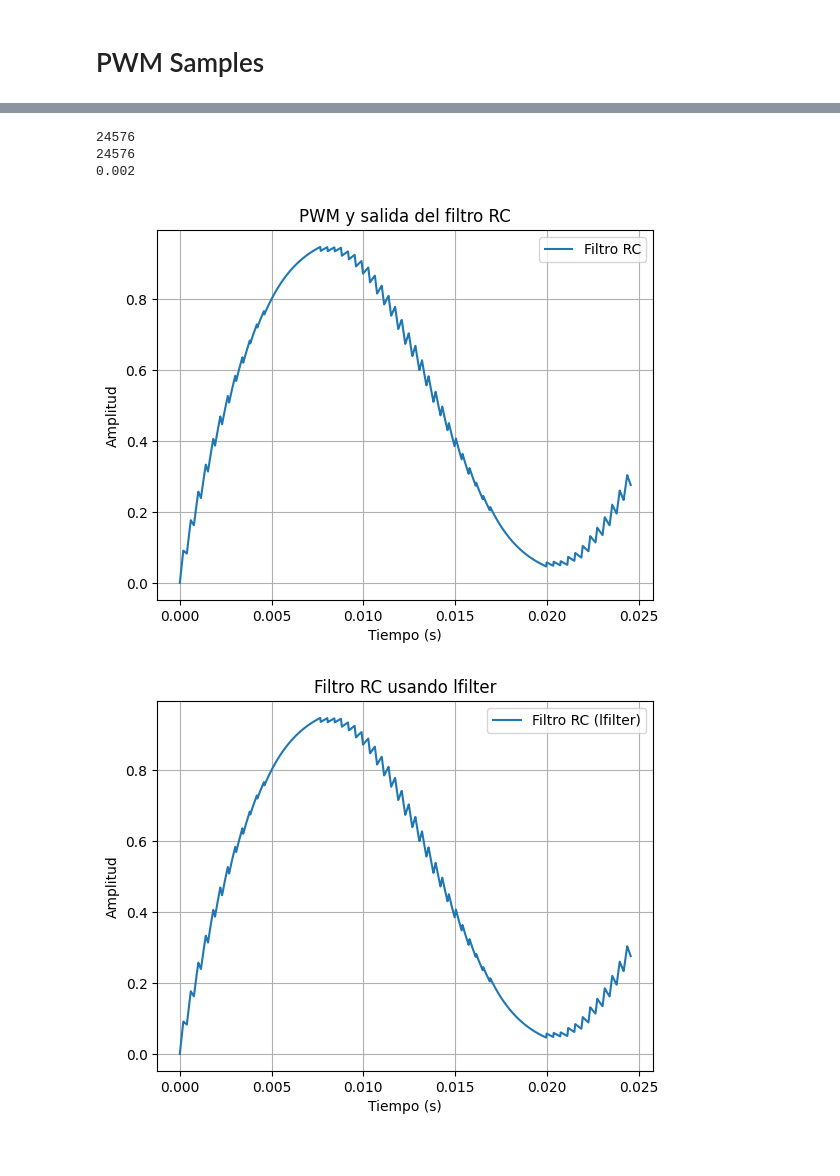
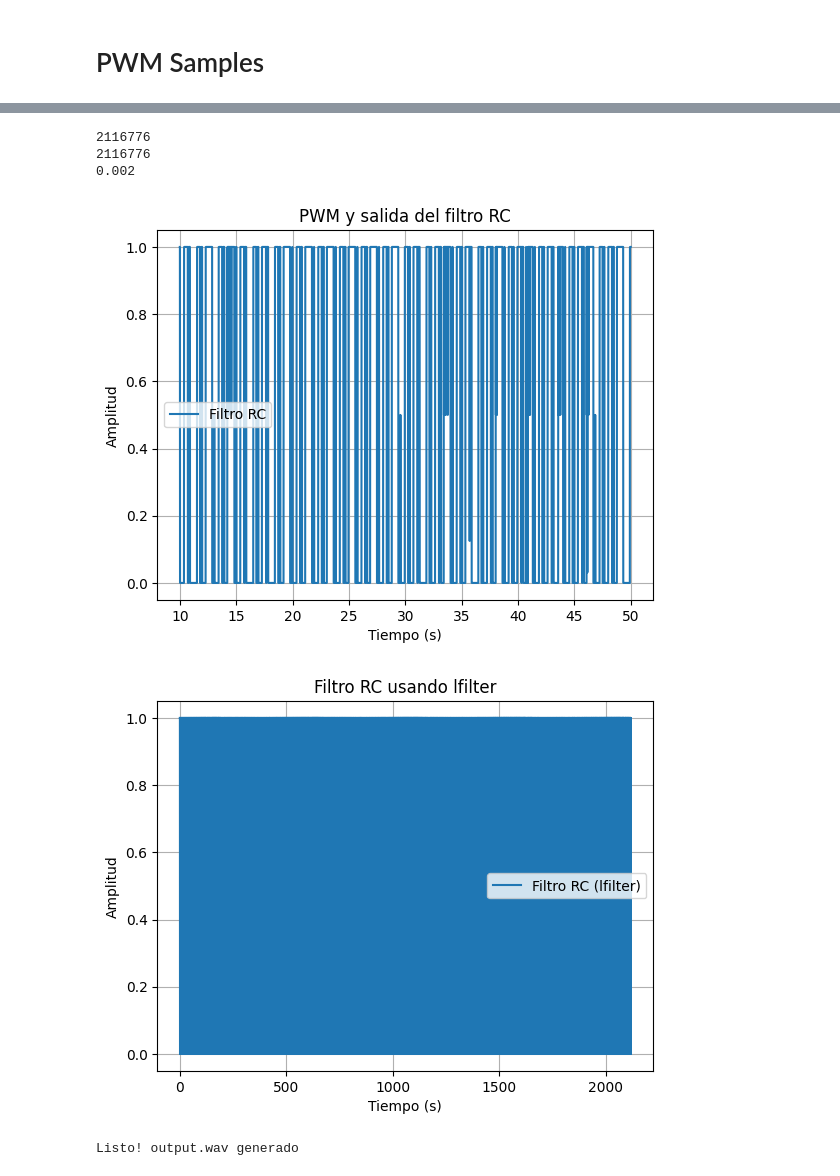
Before and after one commit to Nahueldb/fpga-examples, a Jupyter notebook: PWM/lut.ipynb, the cells around one changed output, grey strips where cells are left out. Drawn from its saved outputs; the diff is of its cells as text; code cells hidden in the pictures.

```diff
--- a/PWM/lut.ipynb
+++ b/PWM/lut.ipynb
@@ -110,7 +110,7 @@ import numpy as np
 import matplotlib.pyplot as plt
 # PWM
 pwm = samples
-f_pwm = 1e6           # frecuencia del PWM
+f_pwm = 1e3           # frecuencia del PWM
 RC = 2000e-6             # constante de tiempo del filtro
 # RC_VALUES = [100e-6, 500e-6, 1000e-6, 2000e-6, 5000e-6]
 N = len(pwm)
@@ -134,7 +134,7 @@ print(RC)
 
 
 # plt.plot(t, pwm, label='PWM')
-plt.plot(t, v_out, label='Filtro RC')
+plt.plot(t[10000:50000], v_out[10000:50000], label='Filtro RC')
 # plt.plot(t, sin, label='Señal original (senoidal)', linestyle='--')
 plt.xlabel('Tiempo (s)')
 plt.ylabel('Amplitud')
@@ -147,27 +147,47 @@ plt.title('PWM y salida del filtro RC')
 plt.savefig('pwm_rc_filter.png')
 plt.show()
 # %% [output]
-24576
-24576
+2116776
+2116776
 0.002
-[figure, old version]
+[figure, new version]
 # %%
 from scipy.signal import lfilter
 import matplotlib.pyplot as plt
 
-RC = 2000e-6             # constante de tiempo del filtro
+RC = 1000e-6             # constante de tiempo del filtro
 
 alpha = 1/(RC*f_pwm)
 b = [alpha]
 a = [1, -(1-alpha)]
 v_out = lfilter(b, a, pwm)
 
 plt.plot(t, v_out, label='Filtro RC (lfilter)')
 plt.xlabel('Tiempo (s)')
 plt.ylabel('Amplitud')
 plt.legend()
 plt.grid()
 plt.title('Filtro RC usando lfilter')
 plt.show()
 # %% [output]
-[figure, old version]
+[figure, new version]
+# %%
+import numpy as np
+import scipy.io.wavfile as wav
+
+# Cargar tu señal filtrada (lista, numpy array, archivo txt, lo que sea)
+v_out = v_out  # Aquí debes poner tu señal filtrada
+
+# Normalización de amplitud
+v = v_out - np.mean(v_out)         # quitar DC
+v = v / np.max(np.abs(v))          # normalizar a [-1..1]
+wav_data = (v * 32767).astype(np.int16)
+
+# ⚠️ FUNDAMENTAL: frecuencia de muestreo REAL del PWM filtrado
+fs = 687280
+
+wav.write("output.wav", fs, wav_data)
+
+print("Listo! output.wav generado")
+# %% [output]
+Listo! output.wav generado
```
Also changed, not shown: parts of 4 cells of this notebook, 17 other files.
